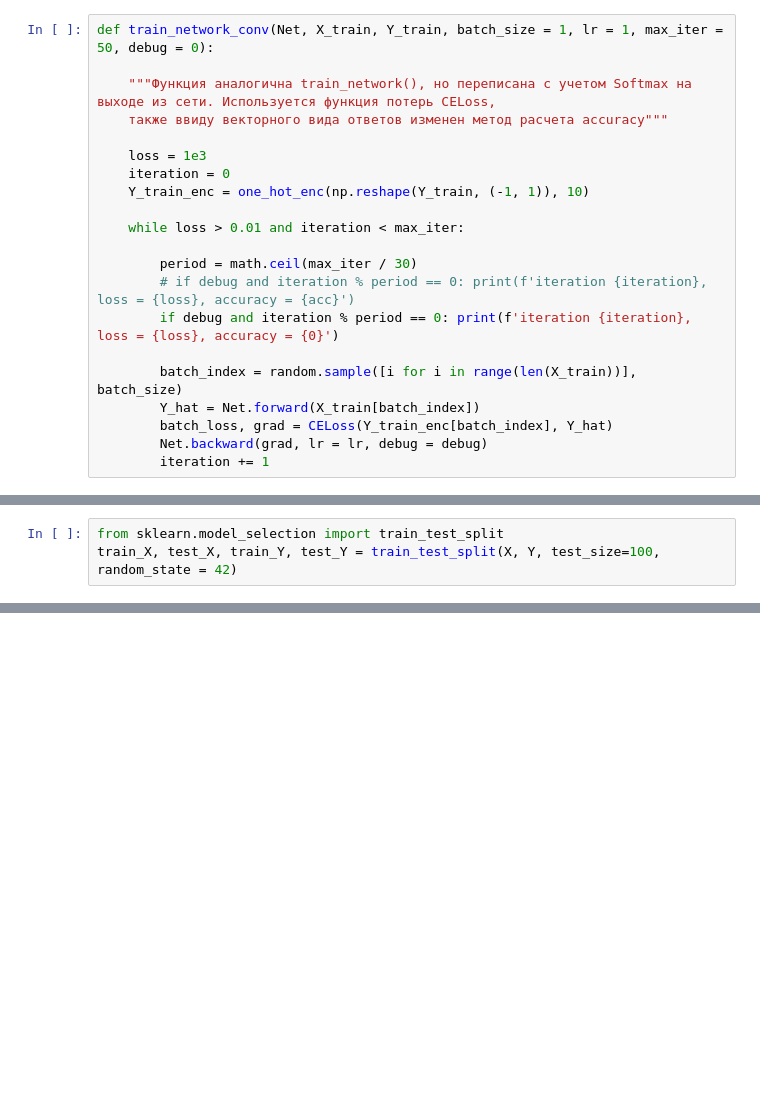
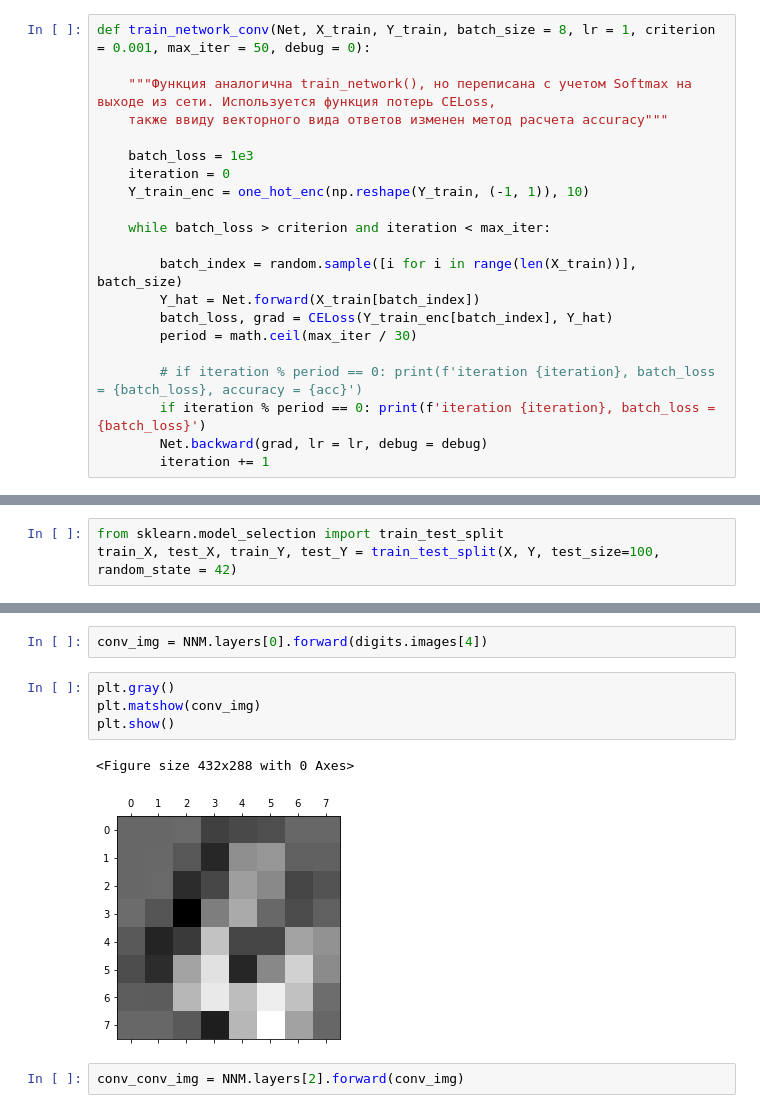
Before and after one commit to yuriy5139/MachineLearning, a Jupyter notebook: Neural Networks Convolutions.ipynb, the cells around one changed output, grey strips where cells are left out. Drawn from its saved outputs; the diff is of its cells as text; blank space fills up the shorter version.

```diff
--- a/Neural Networks Convolutions.ipynb
+++ b/Neural Networks Convolutions.ipynb
@@ -539,24 +554,24 @@ def one_hot_enc(vec, num_classes):
     np.put_along_axis(result, vec, 1, axis = 1)
     return result
 # %%
-def train_network_conv(Net, X_train, Y_train, batch_size = 1, lr = 1, max_iter = 50, debug = 0):
+def train_network_conv(Net, X_train, Y_train, batch_size = 8, lr = 1, criterion = 0.001, max_iter = 50, debug = 0):
 
     """Функция аналогична train_network(), но переписана с учетом Softmax на выходе из сети. Используется функция потерь CELoss,
     также ввиду векторного вида ответов изменен метод расчета accuracy"""
 
-    loss = 1e3
+    batch_loss = 1e3
     iteration = 0
     Y_train_enc = one_hot_enc(np.reshape(Y_train, (-1, 1)), 10)
 
-    while loss > 0.01 and iteration < max_iter:
-
-        period = math.ceil(max_iter / 30)
-        # if debug and iteration % period == 0: print(f'iteration {iteration}, loss = {loss}, accuracy = {acc}')
-        if debug and iteration % period == 0: print(f'iteration {iteration}, loss = {loss}, accuracy = {0}')
+    while batch_loss > criterion and iteration < max_iter:
 
         batch_index = random.sample([i for i in range(len(X_train))], batch_size)
         Y_hat = Net.forward(X_train[batch_index])
         batch_loss, grad = CELoss(Y_train_enc[batch_index], Y_hat)
+        period = math.ceil(max_iter / 30)
+
+        # if iteration % period == 0: print(f'iteration {iteration}, batch_loss = {batch_loss}, accuracy = {acc}')
+        if iteration % period == 0: print(f'iteration {iteration}, batch_loss = {batch_loss}')
         Net.backward(grad, lr = lr, debug = debug)
         iteration += 1
 # %%
@@ -614,0 +687,11 @@ AxisError: axis 1 is out of bounds for array of dimension 1
+# %%
+conv_img = NNM.layers[0].forward(digits.images[4])
+# %%
+plt.gray()
+plt.matshow(conv_img)
+plt.show()
+# %% [output]
+<Figure size 432x288 with 0 Axes>
+[figure, added]
+# %%
+conv_conv_img = NNM.layers[2].forward(conv_img)
```
Also changed, not shown: parts of 27 cells of this notebook.
